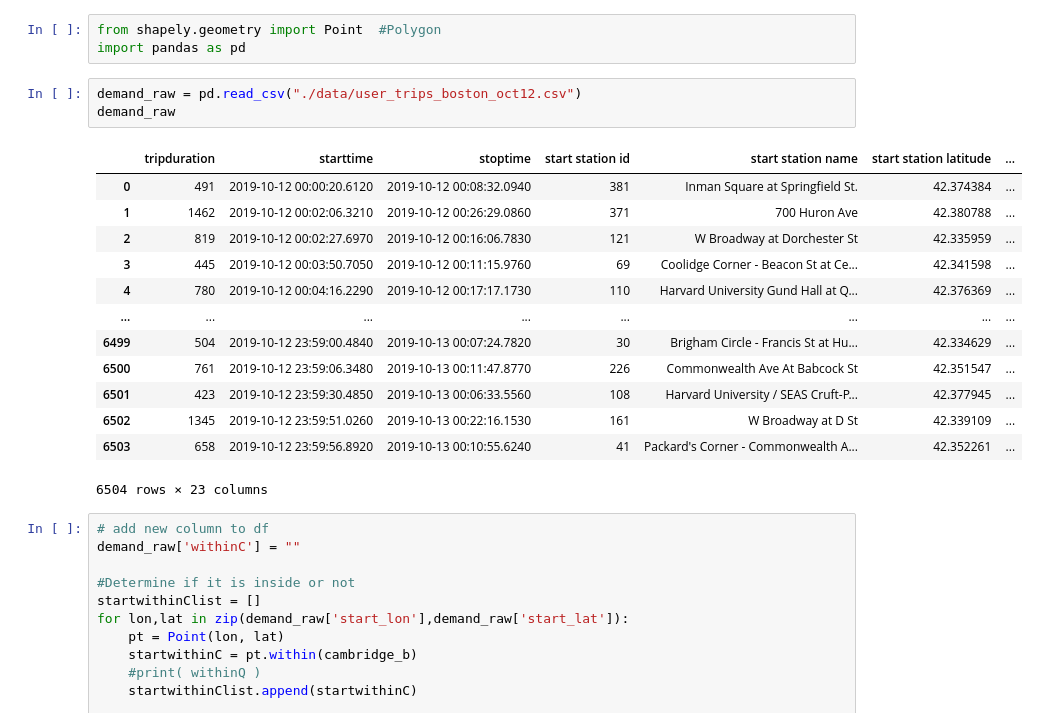
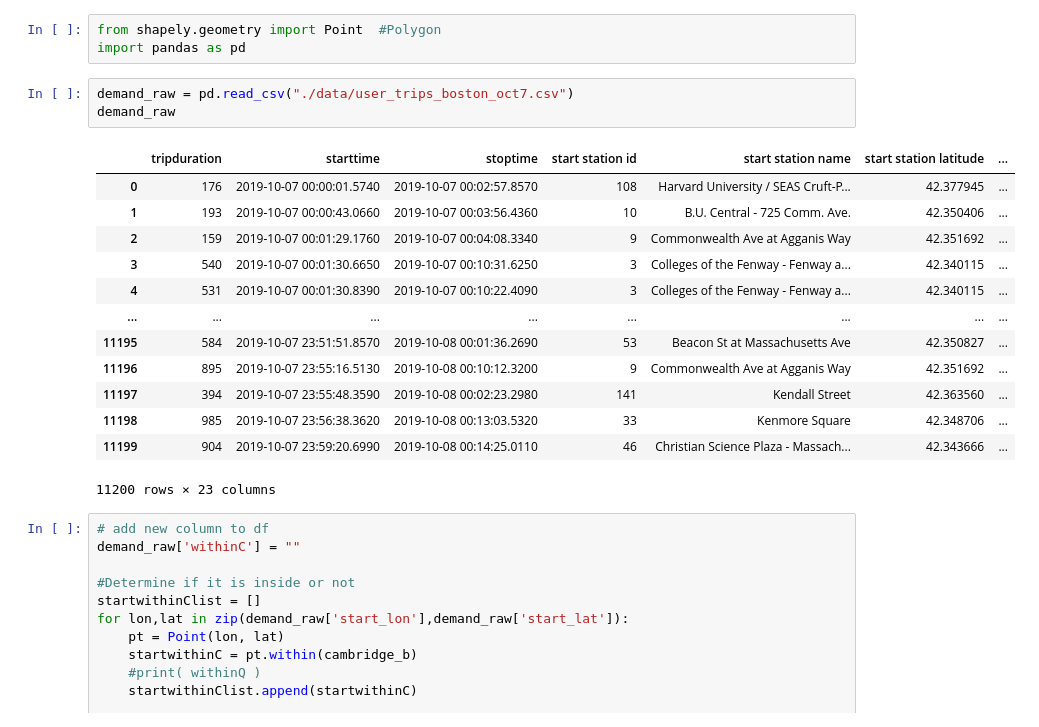
Before and after one commit to NaroaCS/MultifunctionalVehicles, a Jupyter notebook: preprocessing/CambridgeDataFlitering.ipynb, the cells around one changed output. Cells and saved outputs as stored; diff of their text form.

Commit message:
new user demand

```diff
--- a/preprocessing/CambridgeDataFlitering.ipynb
+++ b/preprocessing/CambridgeDataFlitering.ipynb
@@ -34,22 +34,22 @@ gdf.to_file('./data/cambridge-boundary')
 from shapely.geometry import Point  #Polygon
 import pandas as pd
 # %%
-demand_raw = pd.read_csv("./data/user_trips_boston_oct12.csv")
+demand_raw = pd.read_csv("./data/user_trips_boston_oct7.csv")
 demand_raw
 # %% [output]
 |  | tripduration | starttime | stoptime | start station id | start station name | start station latitude | ... |
-| 0 | 491 | 2019-10-12 00:00:20.6120 | 2019-10-12 00:08:32.0940 | 381 | Inman Square at Springfield St. | 42.374384 | ... |
-| 1 | 1462 | 2019-10-12 00:02:06.3210 | 2019-10-12 00:26:29.0860 | 371 | 700 Huron Ave | 42.380788 | ... |
-| 2 | 819 | 2019-10-12 00:02:27.6970 | 2019-10-12 00:16:06.7830 | 121 | W Broadway at Dorchester St | 42.335959 | ... |
-| 3 | 445 | 2019-10-12 00:03:50.7050 | 2019-10-12 00:11:15.9760 | 69 | Coolidge Corner - Beacon St at Ce... | 42.341598 | ... |
-| 4 | 780 | 2019-10-12 00:04:16.2290 | 2019-10-12 00:17:17.1730 | 110 | Harvard University Gund Hall at Q... | 42.376369 | ... |
+| 0 | 176 | 2019-10-07 00:00:01.5740 | 2019-10-07 00:02:57.8570 | 108 | Harvard University / SEAS Cruft-P... | 42.377945 | ... |
+| 1 | 193 | 2019-10-07 00:00:43.0660 | 2019-10-07 00:03:56.4360 | 10 | B.U. Central - 725 Comm. Ave. | 42.350406 | ... |
+| 2 | 159 | 2019-10-07 00:01:29.1760 | 2019-10-07 00:04:08.3340 | 9 | Commonwealth Ave at Agganis Way | 42.351692 | ... |
+| 3 | 540 | 2019-10-07 00:01:30.6650 | 2019-10-07 00:10:31.6250 | 3 | Colleges of the Fenway - Fenway a... | 42.340115 | ... |
+| 4 | 531 | 2019-10-07 00:01:30.8390 | 2019-10-07 00:10:22.4090 | 3 | Colleges of the Fenway - Fenway a... | 42.340115 | ... |
 | ... | ... | ... | ... | ... | ... | ... | ... |
-| 6499 | 504 | 2019-10-12 23:59:00.4840 | 2019-10-13 00:07:24.7820 | 30 | Brigham Circle - Francis St at Hu... | 42.334629 | ... |
-| 6500 | 761 | 2019-10-12 23:59:06.3480 | 2019-10-13 00:11:47.8770 | 226 | Commonwealth Ave At Babcock St | 42.351547 | ... |
-| 6501 | 423 | 2019-10-12 23:59:30.4850 | 2019-10-13 00:06:33.5560 | 108 | Harvard University / SEAS Cruft-P... | 42.377945 | ... |
-| 6502 | 1345 | 2019-10-12 23:59:51.0260 | 2019-10-13 00:22:16.1530 | 161 | W Broadway at D St | 42.339109 | ... |
-| 6503 | 658 | 2019-10-12 23:59:56.8920 | 2019-10-13 00:10:55.6240 | 41 | Packard's Corner - Commonwealth A... | 42.352261 | ... |
+| 11195 | 584 | 2019-10-07 23:51:51.8570 | 2019-10-08 00:01:36.2690 | 53 | Beacon St at Massachusetts Ave | 42.350827 | ... |
+| 11196 | 895 | 2019-10-07 23:55:16.5130 | 2019-10-08 00:10:12.3200 | 9 | Commonwealth Ave at Agganis Way | 42.351692 | ... |
+| 11197 | 394 | 2019-10-07 23:55:48.3590 | 2019-10-08 00:02:23.2980 | 141 | Kendall Street | 42.363560 | ... |
+| 11198 | 985 | 2019-10-07 23:56:38.3620 | 2019-10-08 00:13:03.5320 | 33 | Kenmore Square | 42.348706 | ... |
+| 11199 | 904 | 2019-10-07 23:59:20.6990 | 2019-10-08 00:14:25.0110 | 46 | Christian Science Plaza - Massach... | 42.343666 | ... |
-6504 rows × 23 columns
+11200 rows × 23 columns
 # %%
 # add new column to df
 demand_raw['withinC'] = ""
```
Also changed, not shown: parts of 4 cells of this notebook, 10 other files.
